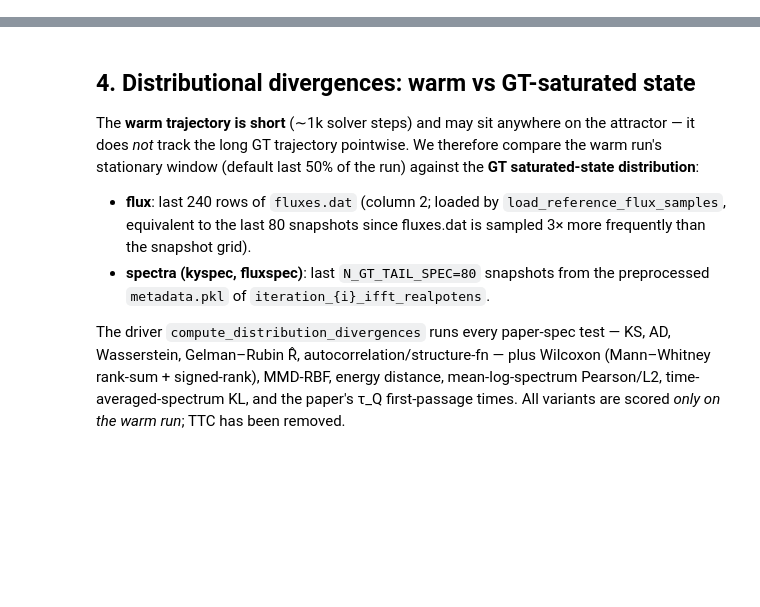
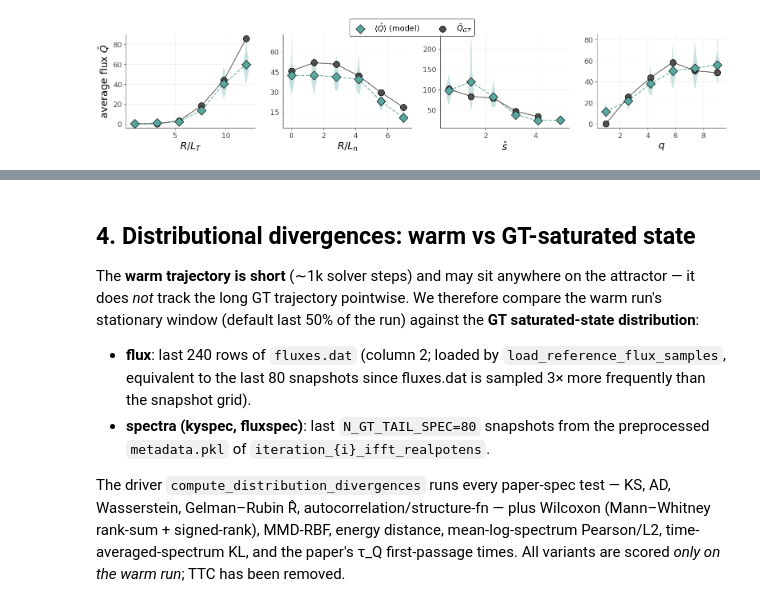
Before and after one commit to ml-jku/neural-gyrokinetics, a Jupyter notebook: notebooks/neurips_diff_eval_analysis.ipynb, the cells around one changed output, grey strips where cells are left out. Drawn from its saved outputs; the diff is of its cells as text; code cells hidden in the pictures; blank space fills up the shorter version.

```diff
--- a/notebooks/neurips_diff_eval_analysis.ipynb
+++ b/notebooks/neurips_diff_eval_analysis.ipynb
@@ -69,0 +607,82 @@ loaded /system/user/galletti/git/neural-gyrokinetics-gitlab/notebooks/figs/paper
+# %%
+# === flux-resample diagnostic — violin plot (q, shat, rlt, rln) ===========
+# Pure plotting cell — consumes globals()["scan_data"] populated by the
+# sampling cell above. Each iteration shows: violin + diamond for the
+# predicted-flux distribution and an orange circle for the GT-tail mean.
+# Lines connect the predicted means and GT points across iterations so both
+# trajectories are visible per panel.
+import numpy as np
+import matplotlib.pyplot as plt
+from matplotlib.ticker import MaxNLocator as _MaxN
+
+if "scan_data" not in globals():
+    raise RuntimeError("scan_data missing — run the scan-sample cell first")
+
+PANELS_V = ["rlt", "rln", "shat", "q"]
+PANEL_LABEL_V = {
+    "rlt":  r"$R/L_T$",
+    "rln":  r"$R/L_n$",
+    "shat": r"$\hat{s}$",
+    "q":    r"$q$",
+}
+COLOR_SCAN = COLOR_GYROFLOW          # teal — our method
+COLOR_GT   = COLOR_GKW               # neutral grey — reference solver
+
+apply_paper_style()
+fig, axes = plt.subplots(1, 4, figsize=(16.0, 3.5), squeeze=False)
+
+for col_i, param in enumerate(PANELS_V):
+    ax = axes[0, col_i]
+    rows = sorted(scan_data.get(param, []), key=lambda r: r["x"])
+    if not rows:
+        ax.set_xlabel(PANEL_LABEL_V[param], fontsize=18); continue
+
+    xs = np.array([r["x"] for r in rows])
+    span = (xs.max() - xs.min()) if xs.size > 1 else 1.0
+    width = 0.05 * max(span, 1e-6)
+
+    pred_means = np.array([float(np.nanmean(r["samples"])) if np.isfinite(r["samples"]).any() else np.nan for r in rows])
+    gts        = np.array([r["gt"] for r in rows], dtype=float)
+    m_pred = np.isfinite(pred_means)
+    m_gt   = np.isfinite(gts)
+
+    if m_pred.any():
+        ax.plot(xs[m_pred], pred_means[m_pred], color=COLOR_SCAN, lw=1.6, ls="--", alpha=0.85, zorder=3)
+    if m_gt.any():
+        ax.plot(xs[m_gt], gts[m_gt], color=COLOR_GT, lw=1.6, ls="-", alpha=0.85, zorder=3)
+
+    for r in rows:
+        finite = r["samples"][np.isfinite(r["samples"])]
+        if finite.size >= 3 and finite.std() > 0:
+            parts = ax.violinplot(finite, positions=[r["x"]], widths=width,
+                                    showmeans=False, showmedians=False, showextrema=False)
+            for pc in parts["bodies"]:
+                pc.set_facecolor(COLOR_SCAN); pc.set_edgecolor("none"); pc.set_alpha(0.32)
+        if finite.size:
+            ax.scatter([r["x"]], [float(finite.mean())],
+                        s=130, facecolor=COLOR_SCAN, edgecolor="black",
+                        lw=0.9, marker="D", zorder=5)
+        if np.isfinite(r["gt"]):
+            ax.scatter([r["x"]], [r["gt"]],
+                        s=130, facecolor=COLOR_GT, edgecolor="black",
+                        lw=0.9, marker="o", zorder=4)
+
+    ax.set_xlabel(PANEL_LABEL_V[param], fontsize=18)
+    if col_i == 0:
+        ax.set_ylabel(r"average flux $\bar{Q}$", fontsize=18)
+    ax.tick_params(axis="both", labelsize=13)
+    ax.yaxis.set_major_locator(_MaxN(5))
+    ax.grid(alpha=0.25)
+
+_h_pred = axes[0, 0].scatter([], [], s=130, facecolor=COLOR_SCAN, edgecolor="black", lw=0.9, marker="D")
+_h_gt   = axes[0, 0].scatter([], [], s=130, facecolor=COLOR_GT,   edgecolor="black", lw=0.9, marker="o")
+fig.legend([_h_pred, _h_gt], [r"$\langle\hat{Q}\rangle$ (model)", r"$\bar{Q}_{GT}$"],
+            loc="upper center", bbox_to_anchor=(0.5, 1.02), ncol=2,
+            fontsize=14, frameon=True, edgecolor=COLOR_REF)
+
+fig.tight_layout(rect=(0, 0, 1, 0.92))
+try:    save_fig(fig, "param_scans_diag", RESULTS_DIR)
+except Exception: pass
+plt.show()
+# %% [output]
+[figure, added]
```
Also changed, not shown: parts of 25 cells of this notebook, 5 other files.
